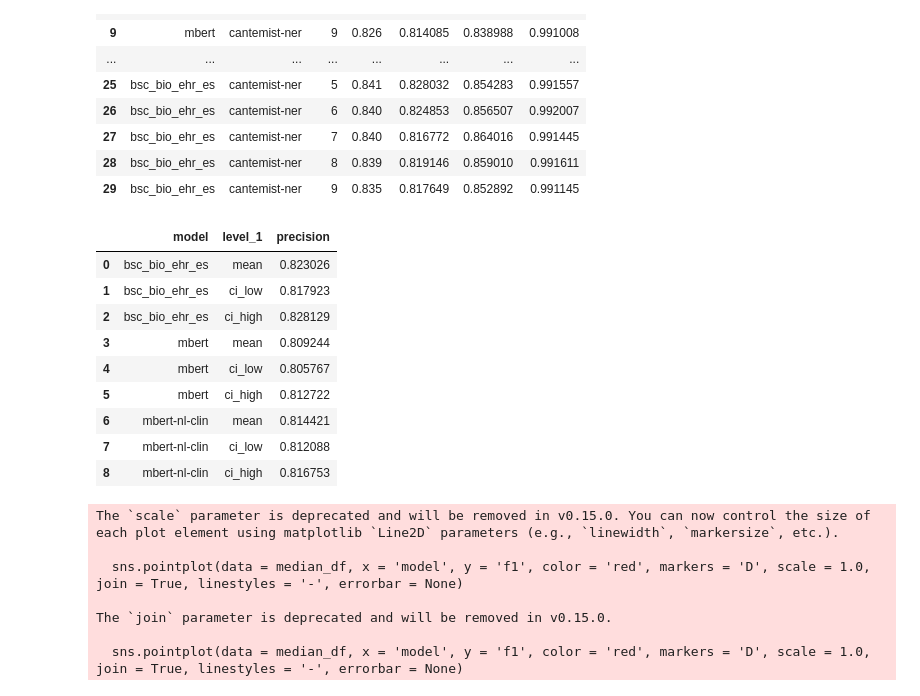
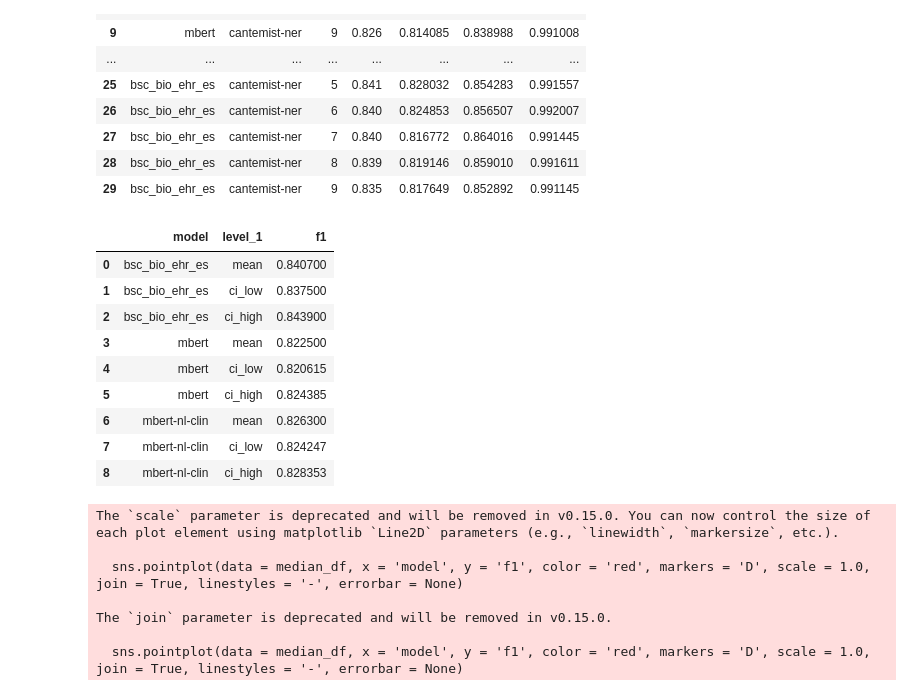
Before and after one commit to calvinhaooo/mbert_research, a Jupyter notebook: fine_tune/NER/spanish/evaluate_NER.ipynb, the cells around one changed output. Drawn from its saved outputs; the diff is of its cells as text; code cells hidden in the pictures.

```diff
--- a/fine_tune/NER/spanish/evaluate_NER.ipynb
+++ b/fine_tune/NER/spanish/evaluate_NER.ipynb
@@ -51,23 +52,23 @@ result_df
 # %%
 def compute_ci(series, confidence=0.95):
     mean = series.mean()
     sem = stats.sem(series)
     ci = stats.t.interval(confidence, len(series)-1, loc=mean, scale=sem)
     return pd.Series({"mean": mean, "ci_low": ci[0], "ci_high": ci[1]})
 
-ci_df = result_df.groupby("model")["precision"].apply(compute_ci).reset_index()
+ci_df = result_df.groupby("model")["f1"].apply(compute_ci).reset_index()
 ci_df
 # %% [output]
-|  | model | level_1 | precision |
-| 0 | bsc_bio_ehr_es | mean | 0.823026 |
-| 1 | bsc_bio_ehr_es | ci_low | 0.817923 |
-| 2 | bsc_bio_ehr_es | ci_high | 0.828129 |
-| 3 | mbert | mean | 0.809244 |
-| 4 | mbert | ci_low | 0.805767 |
-| 5 | mbert | ci_high | 0.812722 |
-| 6 | mbert-nl-clin | mean | 0.814421 |
-| 7 | mbert-nl-clin | ci_low | 0.812088 |
-| 8 | mbert-nl-clin | ci_high | 0.816753 |
+|  | model | level_1 | f1 |
+| 0 | bsc_bio_ehr_es | mean | 0.840700 |
+| 1 | bsc_bio_ehr_es | ci_low | 0.837500 |
+| 2 | bsc_bio_ehr_es | ci_high | 0.843900 |
+| 3 | mbert | mean | 0.822500 |
+| 4 | mbert | ci_low | 0.820615 |
+| 5 | mbert | ci_high | 0.824385 |
+| 6 | mbert-nl-clin | mean | 0.826300 |
+| 7 | mbert-nl-clin | ci_low | 0.824247 |
+| 8 | mbert-nl-clin | ci_high | 0.828353 |
 # %%
 plt.figure(figsize = (8,10))
 
```
Also changed, not shown: parts of 1 cell of this notebook, 1 other file.
